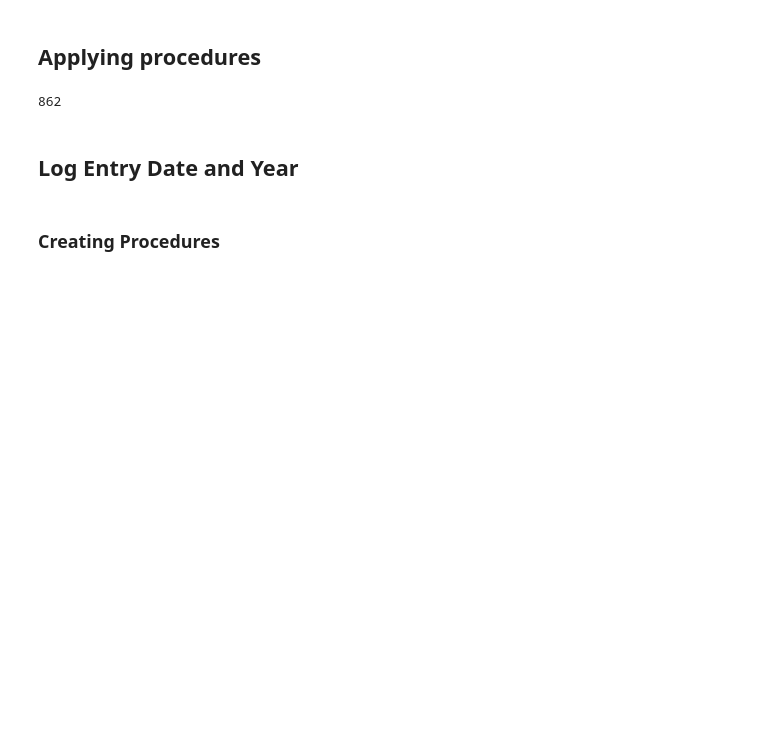
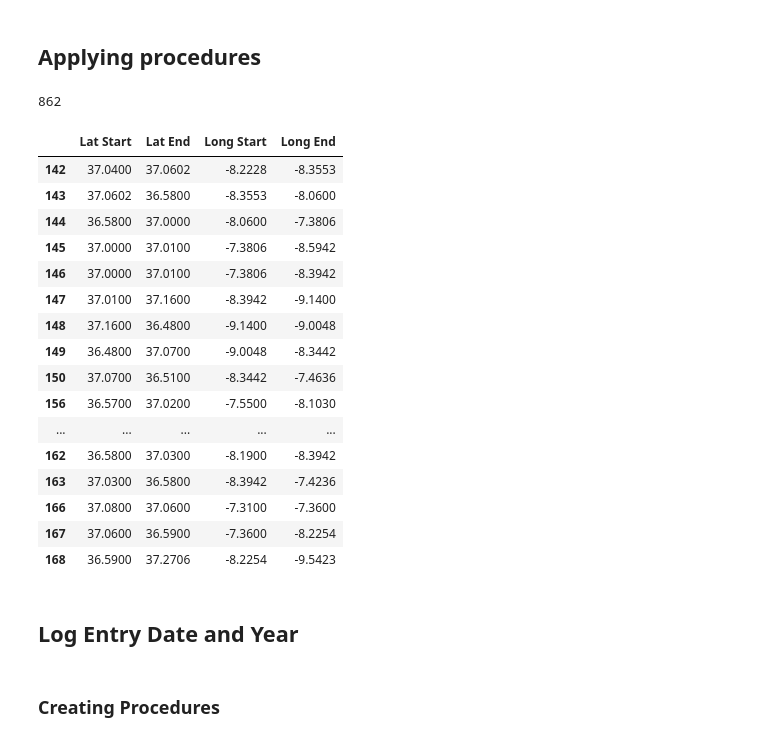
Before and after one commit to livia-freitas/SSF-2024-logbooks, a Jupyter notebook: processing_and_figures.ipynb, the cells around one changed output. Cells and saved outputs as stored; diff of their text form; code cells hidden in the pictures; blank space fills up the shorter version.

```diff
--- a/processing_and_figures.ipynb
+++ b/processing_and_figures.ipynb
@@ -410,34 +412,51 @@ df_u = get_valid_dataframe(ll_columns)
 # get indices for notna entries (get_notna_indices)
 # get_usable_dataframe():
 # match indices for valid rows (iloc() using the indices from the array)
 # concatenate that to get a new dataframe
 
 
 # Creating a dataframe of usable data (testing)
 #df["usable"] = (
 #    df["Lat Start"].notna() & df["Long_Start"].notna() & df["Lat_End"].notna() & df["Long End"].notna()
 #)
 #usable_data = df[df["usable"]] == True
 #df_u = pd.DataFrame(data = usable_data, index = ["Lat_Start", "Long_Start", "Lat_End", "Long End"])
 
 # Standardize values
 
 df_u["Lat Start"] = df_u["Lat Start"].apply(standardize_latitude)
 df_u["Long Start"] = df_u["Long Start"].apply(standardize_longitude)
 df_u["Lat End"] = df_u["Lat End"].apply(standardize_latitude)
 df_u["Long End"] = df_u["Long End"].apply(standardize_longitude)
 
 # Make values numerical
 
 df_u["Lat Start"] = df_u["Lat Start"].apply(make_ll_numerical)
 df_u["Long Start"] = df_u["Long Start"].apply(make_ll_numerical)
 df_u["Lat End"] = df_u["Lat End"].apply(make_ll_numerical)
 df_u["Long End"] = df_u["Long End"].apply(make_ll_numerical)
 
-df_u.head()
 print(len(df_u))
+df_u[100:120]
 # %% [output]
 862
+|  | Lat Start | Lat End | Long Start | Long End |
+| 142 | 37.0400 | 37.0602 | -8.2228 | -8.3553 |
+| 143 | 37.0602 | 36.5800 | -8.3553 | -8.0600 |
+| 144 | 36.5800 | 37.0000 | -8.0600 | -7.3806 |
+| 145 | 37.0000 | 37.0100 | -7.3806 | -8.5942 |
+| 146 | 37.0000 | 37.0100 | -7.3806 | -8.3942 |
+| 147 | 37.0100 | 37.1600 | -8.3942 | -9.1400 |
+| 148 | 37.1600 | 36.4800 | -9.1400 | -9.0048 |
+| 149 | 36.4800 | 37.0700 | -9.0048 | -8.3442 |
+| 150 | 37.0700 | 36.5100 | -8.3442 | -7.4636 |
+| 156 | 36.5700 | 37.0200 | -7.5500 | -8.1030 |
+| ... | ... | ... | ... | ... |
+| 162 | 36.5800 | 37.0300 | -8.1900 | -8.3942 |
+| 163 | 37.0300 | 36.5800 | -8.3942 | -7.4236 |
+| 166 | 37.0800 | 37.0600 | -7.3100 | -7.3600 |
+| 167 | 37.0600 | 36.5900 | -7.3600 | -8.2254 |
+| 168 | 36.5900 | 37.2706 | -8.2254 | -9.5423 |
 # %% [markdown]
 ## Log Entry Date and Year
 # %% [markdown]
```
Also changed, not shown: parts of 9 cells of this notebook.
